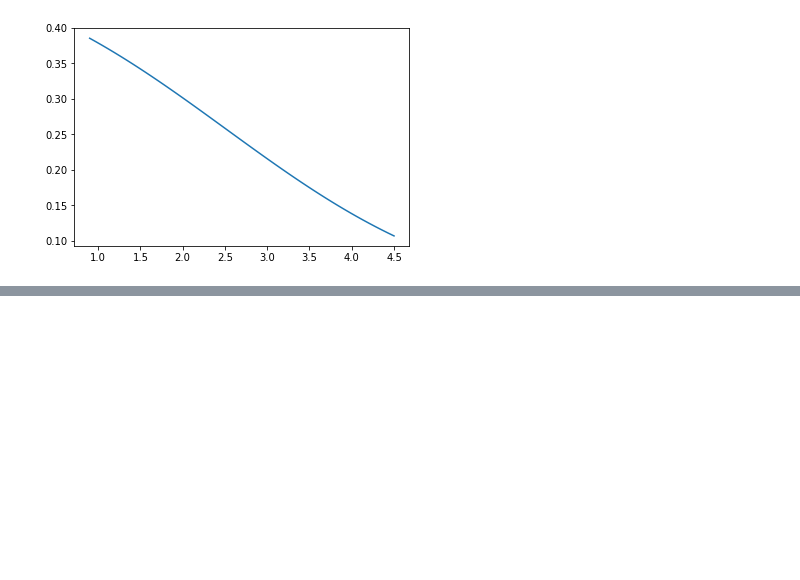
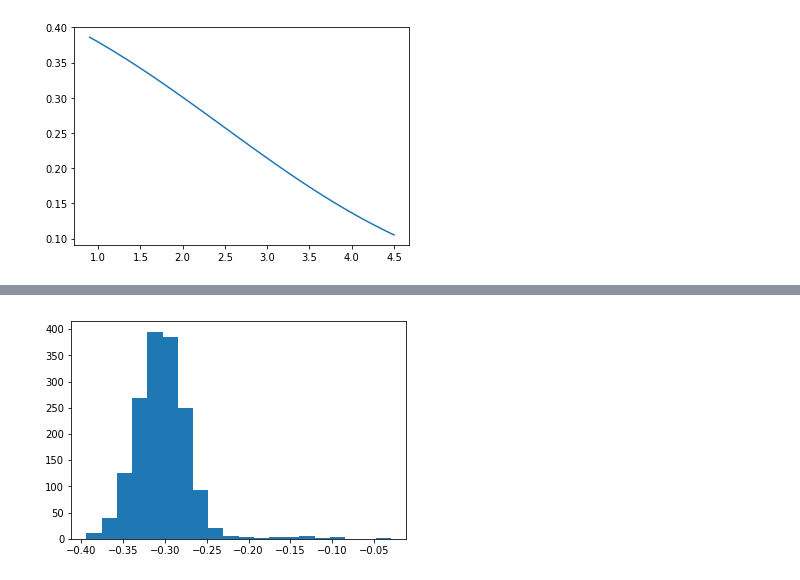
Before and after one commit to hushchyn-mikhail/ShipOpt2, a Jupyter notebook: PatternRecognitionOptimization/Analysis.ipynb, the cells around one changed output, grey strips where cells are left out. Drawn from its saved outputs; the diff is of its cells as text; code cells hidden in the pictures; blank space fills up the shorter version.

```diff
--- a/PatternRecognitionOptimization/Analysis.ipynb
+++ b/PatternRecognitionOptimization/Analysis.ipynb
@@ -274,0 +380,5 @@ Text(0.5,1,'Ratio of reconstructed events')
+# %%
+plt.hist(answers, bins=20)
+plt.show()
+# %% [output]
+[figure, added]
```
Also changed, not shown: parts of 39 cells of this notebook.
